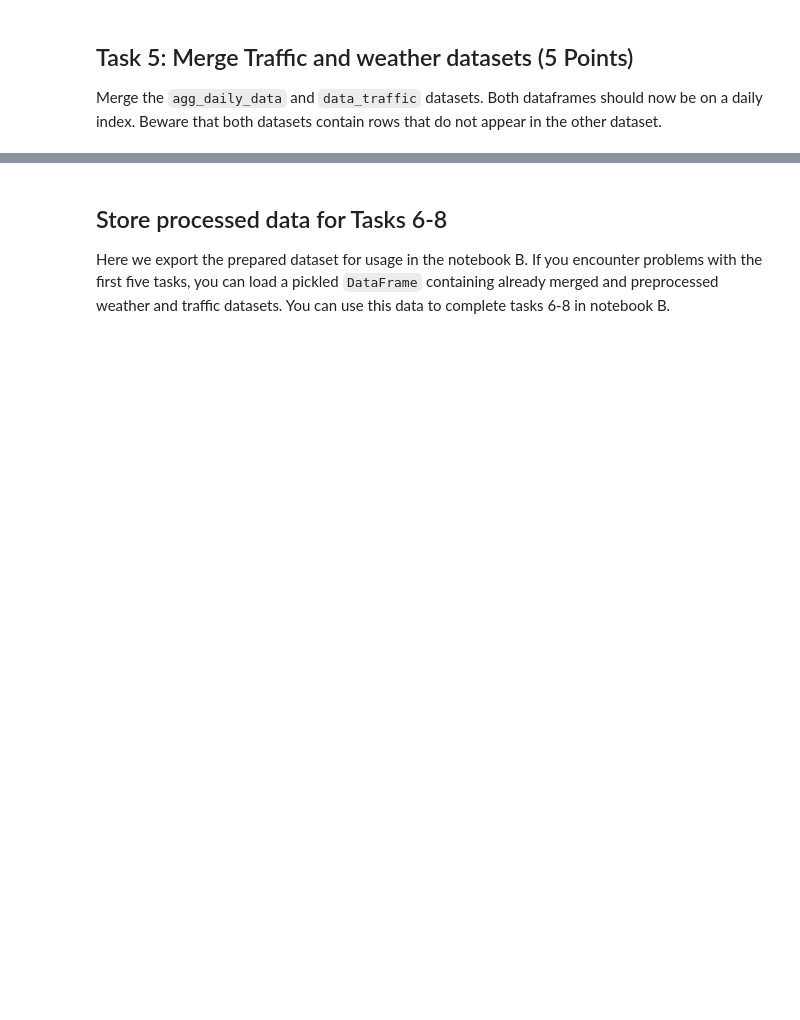
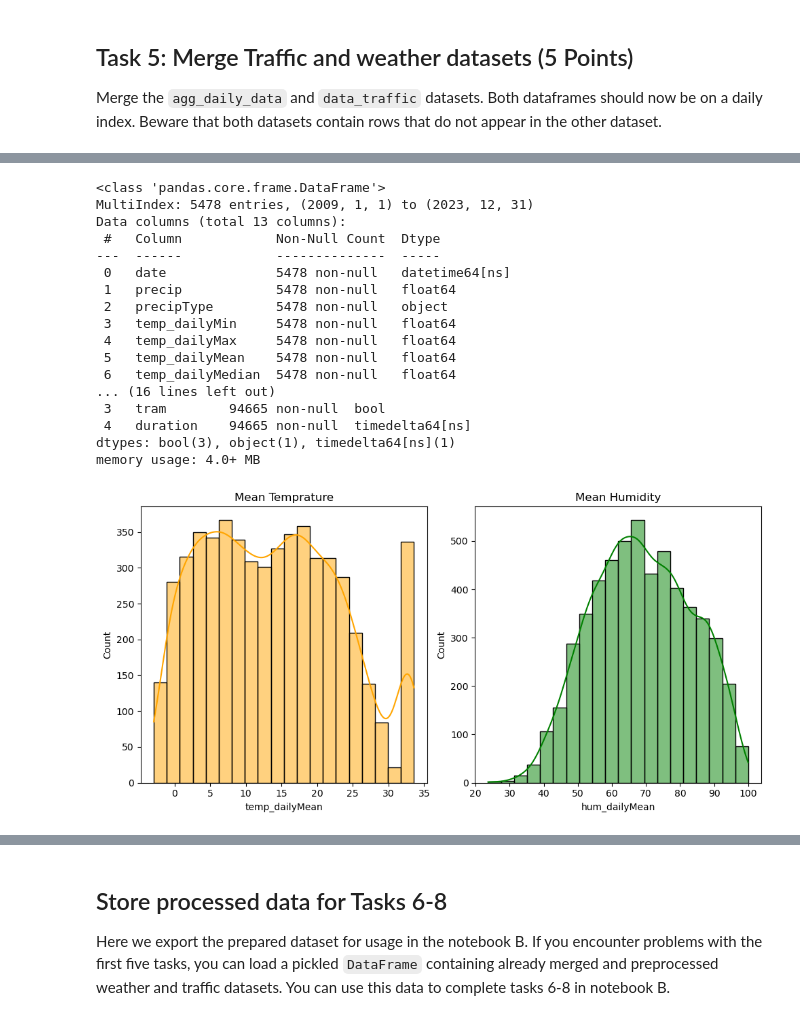
Before and after one commit to lookinALX/Data_Science_and_Co_TU_Wien, a Jupyter notebook: dopp_exercise_1_A.ipynb, the cells around one changed output, grey strips where cells are left out. Saved outputs shown, nothing was run; the diff lists cells and outputs as text; code cells hidden in the pictures; blank space fills up the shorter version.

```diff
--- a/dopp_exercise_1_A.ipynb
+++ b/dopp_exercise_1_A.ipynb
@@ -1281,7 +1281,7 @@ def fix_precip_values(df:pd.DataFrame) -> pd.DataFrame:
 
     ret_df = df.copy()
     non_numeric_mask = pd.to_numeric(ret_df['precip'], errors='coerce').isna()
-    ret_df.loc[non_numeric_mask, 'precip'] = np.random.uniform(0, 0.1, size=non_numeric_mask.sum())
+    ret_df.loc[non_numeric_mask, 'precip'] = np.random.uniform(0, 0.1)
     ret_df['precip'] = ret_df['precip'].astype(float)
 
     return ret_df
@@ -1367,11 +1367,26 @@ Aggregate the observations on a daily basis. Return a data frame with a hierarch
 - `wind_dailyMin`: min of `windBeauf`
 
 Additionally merge the precipitation values from the `daily_weather_data` dataframe also into the newly created dataframe and aggregate them into the folling cprecipp_wvaluelyMin`: min of `precip`
-# %%
-def aggregate_daily(hourly_data, daily_data):
-    # YOUR CODE HERE
-    raise NotImplementedError()
-    return hourly_data_agg
+# %%
+def aggregate_daily(hourly_data, daily_data):
+    agg_functions = {
+        'temp': ['min', 'max', 'mean', 'median'],
+        'hum': ['min', 'max', 'mean'],
+        'windBeauf': ['min', 'max', 'mean']}
+
+    hourly_data_agg = hourly_data.groupby(level=["year", "month", "day"]).agg(agg_functions)
+
+    hourly_data_agg.columns = [
+        'temp_dailyMin', 'temp_dailyMax', 'temp_dailyMean', 'temp_dailyMedian',
+        'hum_dailyMin', 'hum_dailyMax', 'hum_dailyMean',
+        'wind_dailyMin', 'wind_dailyMax', 'wind_dailyMean']
+
+    daily_data['precipType'] = daily_data['precipType'].replace(np.nan, 'no precip')
+
+    hourly_data_agg = pd.concat([daily_data,hourly_data_agg], axis=1)
+    hourly_data_agg.drop('date', axis = 1)
+
+    return hourly_data_agg
 # %%
 agg_daily_data = aggregate_daily(weather_data_finished, daily_weather_data_finished)
 
@@ -1410,3 +1455,39 @@ raise NotImplementedError()
+# %%
+# use this cell for experimentation / analysis for merging data
+agg_daily_data.info()
+data_traffic.info()
+
+plt.figure(figsize=(10,5))
+plt.subplot(1, 2, 1)  # 1 row, 2 columns, 1st subplot
+sns.histplot(x=agg_daily_data['temp_dailyMean'], bins=20, kde=True, color='orange')
+plt.title('Mean Temprature')
+
+plt.subplot(1, 2, 2)  # 1 row, 2 columns, 2nd subplot
+sns.histplot(x=agg_daily_data['hum_dailyMean'], bins=20, kde=True, color='green')
+plt.title('Mean Humidity')
+
+# Display the plots
+plt.tight_layout()
+plt.show()
+# %% [output]
+<class 'pandas.core.frame.DataFrame'>
+MultiIndex: 5478 entries, (2009, 1, 1) to (2023, 12, 31)
+Data columns (total 13 columns):
+ #   Column            Non-Null Count  Dtype
+---  ------            --------------  -----
+ 0   date              5478 non-null   datetime64[ns]
+ 1   precip            5478 non-null   float64
+ 2   precipType        5478 non-null   object
+ 3   temp_dailyMin     5478 non-null   float64
+ 4   temp_dailyMax     5478 non-null   float64
+ 5   temp_dailyMean    5478 non-null   float64
+ 6   temp_dailyMedian  5478 non-null   float64
+... (16 lines left out)
+ 3   tram        94665 non-null  bool
+ 4   duration    94665 non-null  timedelta64[ns]
+dtypes: bool(3), object(1), timedelta64[ns](1)
+memory usage: 4.0+ MB
+[figure, added]
 # %%
 def merge_data(weather_df, traffic_df):
     """
```
Also changed, not shown: parts of 7 cells of this notebook.
